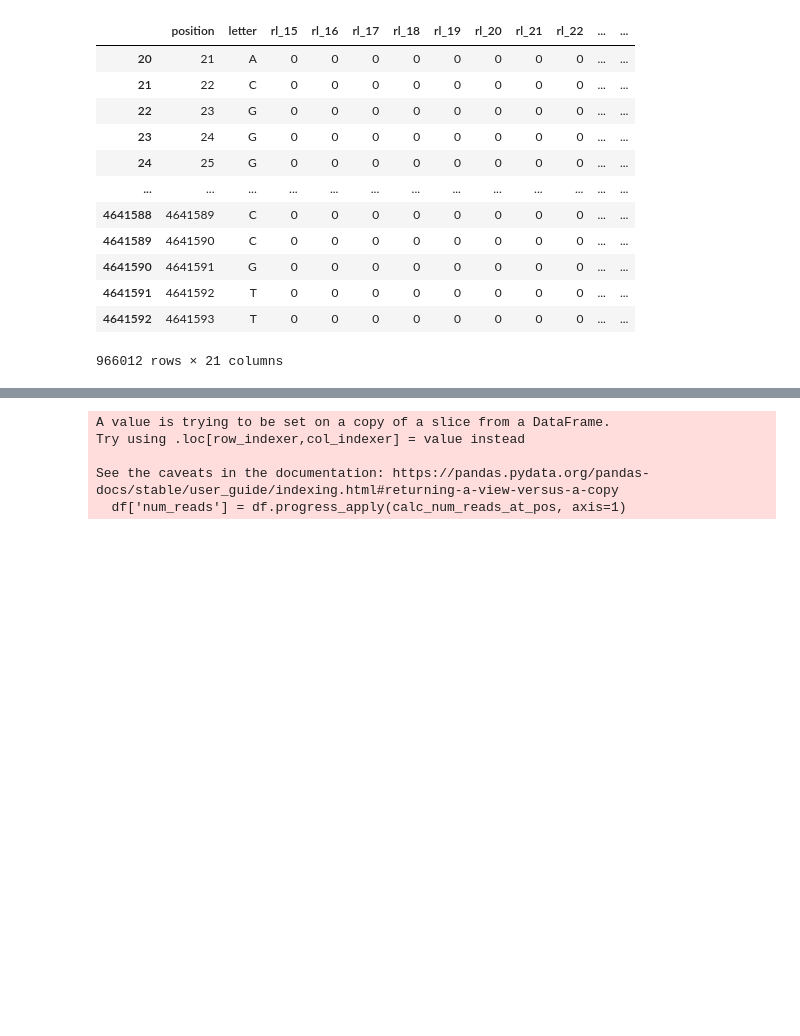
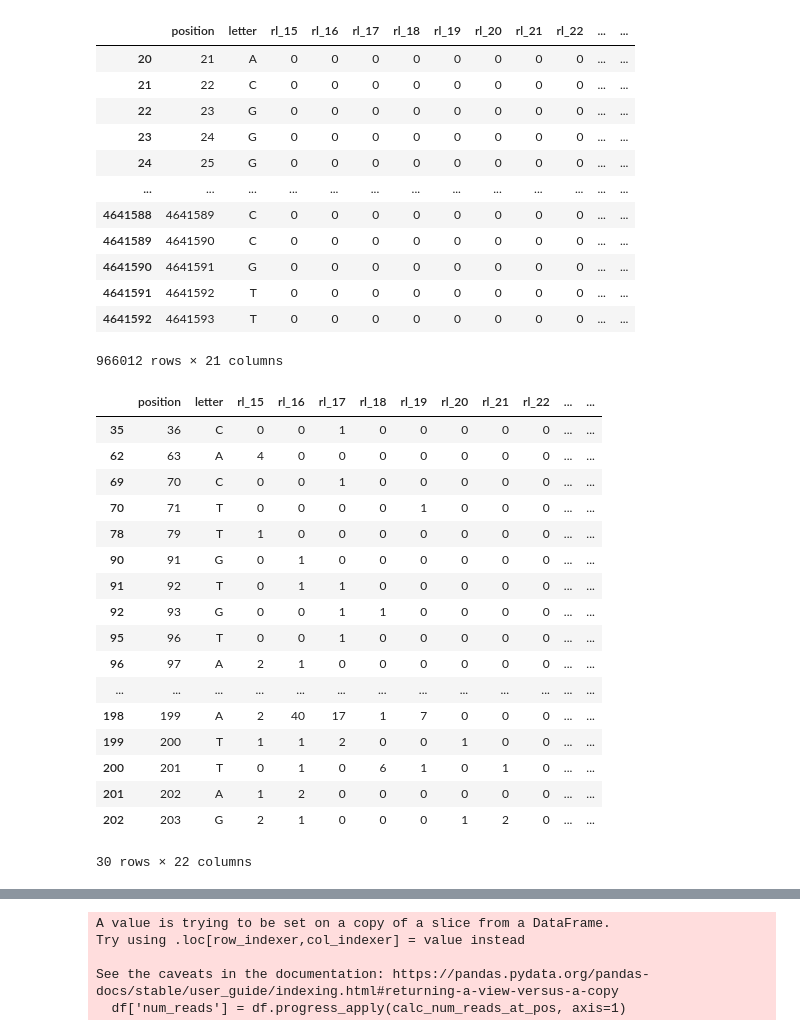
Before and after one commit to shahlab/start-site-predictor, a Jupyter notebook: experiments/Create-Features.ipynb, the cells around one changed output, grey strips where cells are left out. Drawn from its saved outputs; the diff is of its cells as text; code cells hidden in the pictures; blank space fills up the shorter version.

```diff
--- a/experiments/Create-Features.ipynb
+++ b/experiments/Create-Features.ipynb
@@ -40,28 +40,34 @@ df_reads.shape
 # %%
 class DataReducer:
 
-    def __init__(self, df):
+    def __init__(self, df, window_len=15, verbose=True):
         self.df = df
         self.keep_set = set()
+        self.verbose = verbose
+        self.window_len = window_len
 
     def reduce(self, row):
         if not row['is_non_zero_length']:
             return
 
-        loc_range = set(range(row['position'] - 15, row['position'] + 15))
+        loc_range = set(range(row['position'] - self.window_len,
+                              row['position'] + self.window_len + 1))
+
         self.keep_set = self.keep_set.union(set(loc_range))
 
     def apply(self):
         self.df['keep'] = False
 
-        print(str(len(self.keep_set)) + " elements in keep set.")
+        if self.verbose:
+            print(str(len(self.keep_set)) + " elements in keep set.")
 
         self.keep_set = list(self.keep_set)
 
         for i in tqdm(range(len(self.keep_set))):
             self.df.loc[self.keep_set[i]-1, 'keep'] = True
 
-        print("Done.")
+        if self.verbose:
+            print("Done.")
 
         return self.df
 # %%
@@ -102,3 +108,24 @@ df
 | 4641591 | 4641592 | T | 0 | 0 | 0 | 0 | 0 | 0 | 0 | 0 | ... | ... |
 | 4641592 | 4641593 | T | 0 | 0 | 0 | 0 | 0 | 0 | 0 | 0 | ... | ... |
 966012 rows × 21 columns
+# %%
+df[df['is_non_zero_length']].head(30)
+# %% [output]
+|  | position | letter | rl_15 | rl_16 | rl_17 | rl_18 | rl_19 | rl_20 | rl_21 | rl_22 | ... | ... |
+| 35 | 36 | C | 0 | 0 | 1 | 0 | 0 | 0 | 0 | 0 | ... | ... |
+| 62 | 63 | A | 4 | 0 | 0 | 0 | 0 | 0 | 0 | 0 | ... | ... |
+| 69 | 70 | C | 0 | 0 | 1 | 0 | 0 | 0 | 0 | 0 | ... | ... |
+| 70 | 71 | T | 0 | 0 | 0 | 0 | 1 | 0 | 0 | 0 | ... | ... |
+| 78 | 79 | T | 1 | 0 | 0 | 0 | 0 | 0 | 0 | 0 | ... | ... |
+| 90 | 91 | G | 0 | 1 | 0 | 0 | 0 | 0 | 0 | 0 | ... | ... |
+| 91 | 92 | T | 0 | 1 | 1 | 0 | 0 | 0 | 0 | 0 | ... | ... |
+| 92 | 93 | G | 0 | 0 | 1 | 1 | 0 | 0 | 0 | 0 | ... | ... |
+| 95 | 96 | T | 0 | 0 | 1 | 0 | 0 | 0 | 0 | 0 | ... | ... |
+| 96 | 97 | A | 2 | 1 | 0 | 0 | 0 | 0 | 0 | 0 | ... | ... |
+| ... | ... | ... | ... | ... | ... | ... | ... | ... | ... | ... | ... | ... |
+| 198 | 199 | A | 2 | 40 | 17 | 1 | 7 | 0 | 0 | 0 | ... | ... |
+| 199 | 200 | T | 1 | 1 | 2 | 0 | 0 | 1 | 0 | 0 | ... | ... |
+| 200 | 201 | T | 0 | 1 | 0 | 6 | 1 | 0 | 1 | 0 | ... | ... |
+| 201 | 202 | A | 1 | 2 | 0 | 0 | 0 | 0 | 0 | 0 | ... | ... |
+| 202 | 203 | G | 2 | 1 | 0 | 0 | 0 | 1 | 2 | 0 | ... | ... |
+30 rows × 22 columns
```
Also changed, not shown: parts of 15 cells of this notebook.
